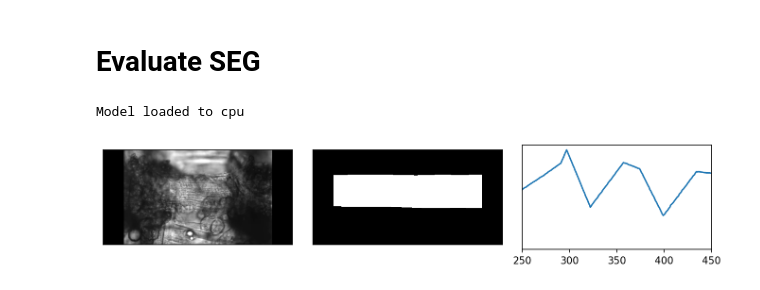
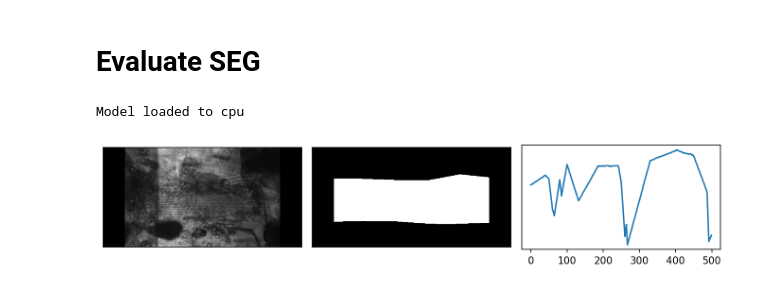
Before and after one commit to YashMelkani/unet-mae-seg, a Jupyter notebook: evaluate.ipynb, the cells around one changed output. Drawn from its saved outputs; the diff is of its cells as text; code cells hidden in the pictures.

```diff
--- a/evaluate.ipynb
+++ b/evaluate.ipynb
@@ -164,29 +172,29 @@ print("Model loaded to", device)
 # %% [output]
 Model loaded to cpu
 # %%
-vid_path = '../../../../../../project/Drosophila_MelkaniLab/SHARED_VIDEOS/machine_learning/training/task_cs_1wm_06_c11440_30s-control7.avi-2021_12_26_08_41_16-camvid 1.0'
+vid_path = '../../../../../../project/Drosophila_MelkaniLab/SHARED_VIDEOS/machine_learning/training/task_cs_1wf_07_c11440_30s-control6.avi-2021_12_24_06_58_43-camvid 1.0'
 dataset = SEGHeartDataset(vid_path, n_frames=500, balance=True, augment=False, seed=0)
 # %%
-img, mask = dataset.get_by_frame(0)
+img, mask = dataset.get_by_frame(400)
 
 fig, ax = plt.subplots(1, 3, figsize=(9,2), dpi=150)
 
 img = img[1:2, :, :]
 
 ax[0].imshow(img[0], cmap='gray')
 ax[0].set_xticks([])
 ax[0].set_yticks([])
 
 ax[1].imshow(mask[0], cmap='gray')
 ax[1].set_xticks([])
 ax[1].set_yticks([])
 
 ax[2].plot(dataset.diams)
 ax[2].set_yticks([])
 # ax[2].set_xlim(250, 450)
 
 
 plt.tight_layout()
 # %% [output]
-[figure, old version]
+[figure, new version]
 # %%
```
Also changed, not shown: parts of 10 cells of this notebook, 28 other files.
